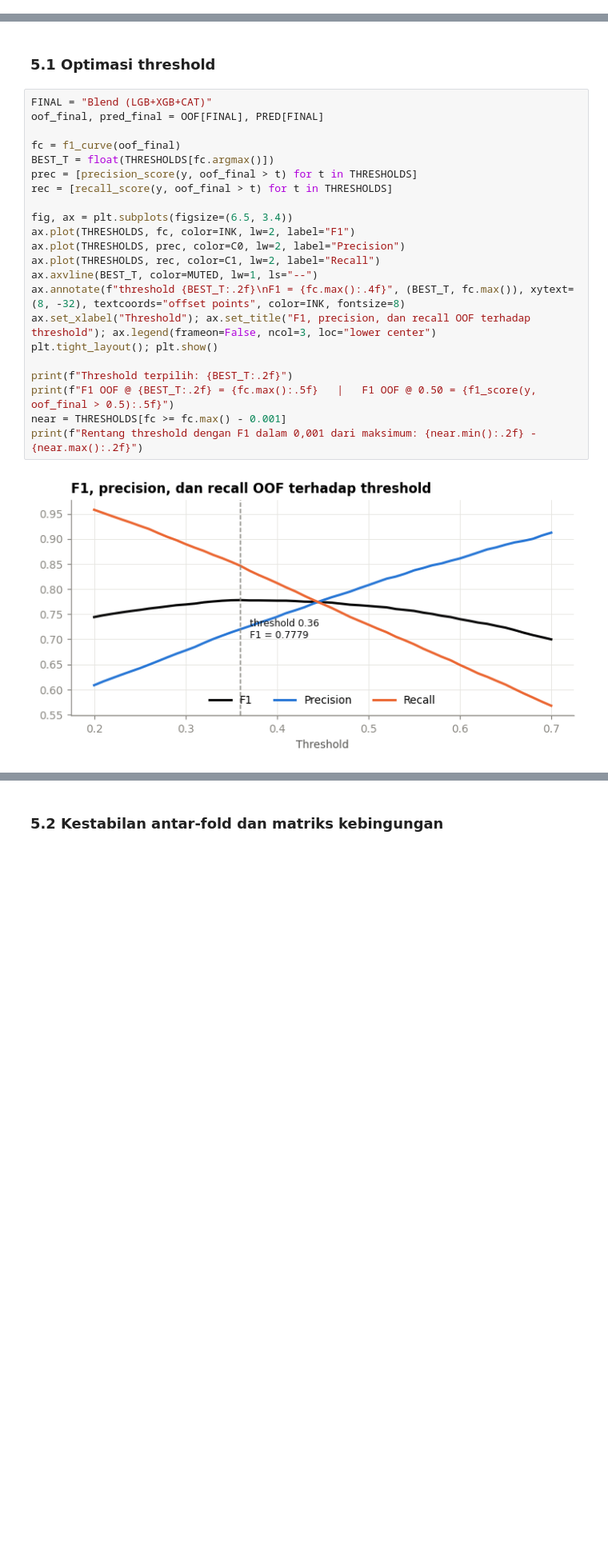
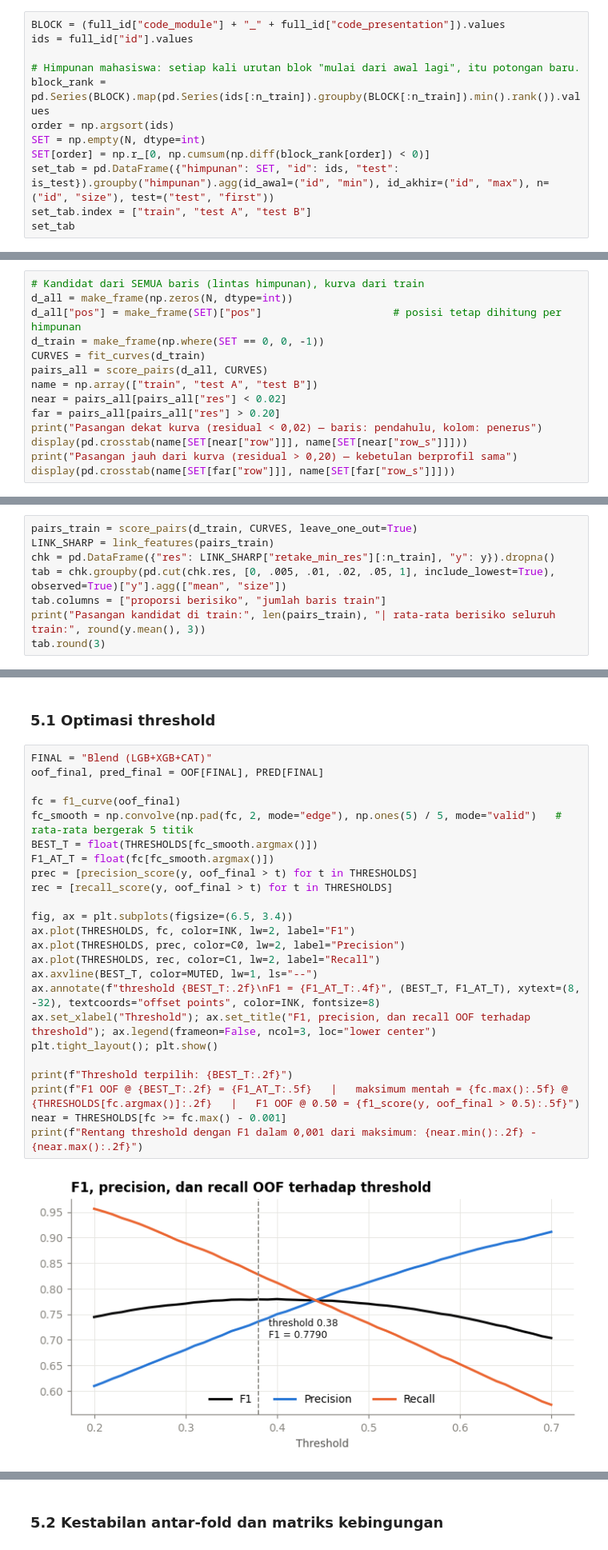
Before and after one commit to zhhraid/dscobinus, a Jupyter notebook: notebooks/99_final_submission.ipynb, the cells around one changed output, grey strips where cells are left out. Shown at 80% size. Saved outputs shown, nothing was run; the diff lists cells and outputs as text; blank space fills up the shorter version.

```diff
--- a/notebooks/99_final_submission.ipynb
+++ b/notebooks/99_final_submission.ipynb
@@ -442,0 +423,12 @@ Rata-rata berisiko seluruh train: 0.527
+# %%
+BLOCK = (full_id["code_module"] + "_" + full_id["code_presentation"]).values
+ids = full_id["id"].values
+
+# Himpunan mahasiswa: setiap kali urutan blok "mulai dari awal lagi", itu potongan baru.
+block_rank = pd.Series(BLOCK).map(pd.Series(ids[:n_train]).groupby(BLOCK[:n_train]).min().rank()).values
+order = np.argsort(ids)
+SET = np.empty(N, dtype=int)
+SET[order] = np.r_[0, np.cumsum(np.diff(block_rank[order]) < 0)]
+set_tab = pd.DataFrame({"himpunan": SET, "id": ids, "test": is_test}).groupby("himpunan").agg(id_awal=("id", "min"), id_akhir=("id", "max"), n=("id", "size"), test=("test", "first"))
+set_tab.index = ["train", "test A", "test B"]
+set_tab
@@ -442,0 +519,14 @@ Rata-rata berisiko seluruh train: 0.527
+# %%
+# Kandidat dari SEMUA baris (lintas himpunan), kurva dari train
+d_all = make_frame(np.zeros(N, dtype=int))
+d_all["pos"] = make_frame(SET)["pos"]                     # posisi tetap dihitung per himpunan
+d_train = make_frame(np.where(SET == 0, 0, -1))
+CURVES = fit_curves(d_train)
+pairs_all = score_pairs(d_all, CURVES)
+name = np.array(["train", "test A", "test B"])
+near = pairs_all[pairs_all["res"] < 0.02]
+far = pairs_all[pairs_all["res"] > 0.20]
+print("Pasangan dekat kurva (residual < 0,02) — baris: pendahulu, kolom: penerus")
+display(pd.crosstab(name[SET[near["row"]]], name[SET[near["row_s"]]]))
+print("Pasangan jauh dari kurva (residual > 0,20) — kebetulan berprofil sama")
+display(pd.crosstab(name[SET[far["row"]]], name[SET[far["row_s"]]]))
@@ -442,0 +555,8 @@ Rata-rata berisiko seluruh train: 0.527
+# %%
+pairs_train = score_pairs(d_train, CURVES, leave_one_out=True)
+LINK_SHARP = link_features(pairs_train)
+chk = pd.DataFrame({"res": LINK_SHARP["retake_min_res"][:n_train], "y": y}).dropna()
+tab = chk.groupby(pd.cut(chk.res, [0, .005, .01, .02, .05, 1], include_lowest=True), observed=True)["y"].agg(["mean", "size"])
+tab.columns = ["proporsi berisiko", "jumlah baris train"]
+print("Pasangan kandidat di train:", len(pairs_train), "| rata-rata berisiko seluruh train:", round(y.mean(), 3))
+tab.round(3)
@@ -599,24 +763,26 @@ Cara membaca tabel: `AUC` mengukur kualitas pengurutan probabilitas, `F1 @0.50`
 # %%
 FINAL = "Blend (LGB+XGB+CAT)"
 oof_final, pred_final = OOF[FINAL], PRED[FINAL]
 
 fc = f1_curve(oof_final)
-BEST_T = float(THRESHOLDS[fc.argmax()])
+fc_smooth = np.convolve(np.pad(fc, 2, mode="edge"), np.ones(5) / 5, mode="valid")   # rata-rata bergerak 5 titik
+BEST_T = float(THRESHOLDS[fc_smooth.argmax()])
+F1_AT_T = float(fc[fc_smooth.argmax()])
 prec = [precision_score(y, oof_final > t) for t in THRESHOLDS]
 rec = [recall_score(y, oof_final > t) for t in THRESHOLDS]
 
 fig, ax = plt.subplots(figsize=(6.5, 3.4))
 ax.plot(THRESHOLDS, fc, color=INK, lw=2, label="F1")
 ax.plot(THRESHOLDS, prec, color=C0, lw=2, label="Precision")
 ax.plot(THRESHOLDS, rec, color=C1, lw=2, label="Recall")
 ax.axvline(BEST_T, color=MUTED, lw=1, ls="--")
-ax.annotate(f"threshold {BEST_T:.2f}\nF1 = {fc.max():.4f}", (BEST_T, fc.max()), xytext=(8, -32), textcoords="offset points", color=INK, fontsize=8)
+ax.annotate(f"threshold {BEST_T:.2f}\nF1 = {F1_AT_T:.4f}", (BEST_T, F1_AT_T), xytext=(8, -32), textcoords="offset points", color=INK, fontsize=8)
 ax.set_xlabel("Threshold"); ax.set_title("F1, precision, dan recall OOF terhadap threshold"); ax.legend(frameon=False, ncol=3, loc="lower center")
 plt.tight_layout(); plt.show()
 
 print(f"Threshold terpilih: {BEST_T:.2f}")
-print(f"F1 OOF @ {BEST_T:.2f} = {fc.max():.5f}   |   F1 OOF @ 0.50 = {f1_score(y, oof_final > 0.5):.5f}")
+print(f"F1 OOF @ {BEST_T:.2f} = {F1_AT_T:.5f}   |   maksimum mentah = {fc.max():.5f} @ {THRESHOLDS[fc.argmax()]:.2f}   |   F1 OOF @ 0.50 = {f1_score(y, oof_final > 0.5):.5f}")
 near = THRESHOLDS[fc >= fc.max() - 0.001]
 print(f"Rentang threshold dengan F1 dalam 0,001 dari maksimum: {near.min():.2f} - {near.max():.2f}")
 # %% [output]
-[figure, old version]
+[figure, new version]
```
Also changed, not shown: parts of 31 cells of this notebook, 3 other files.
